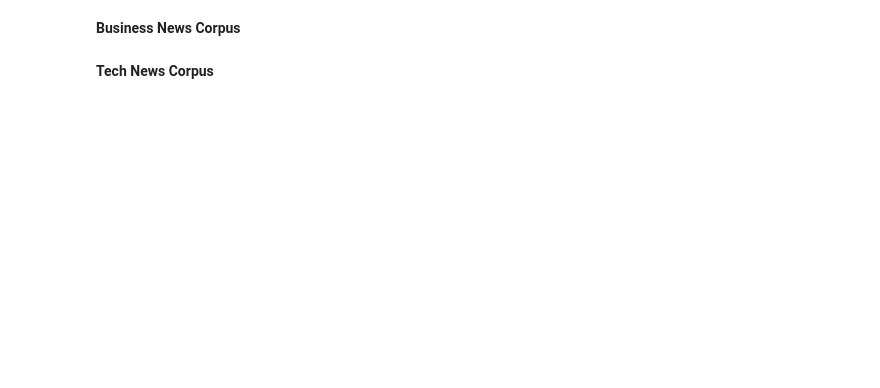
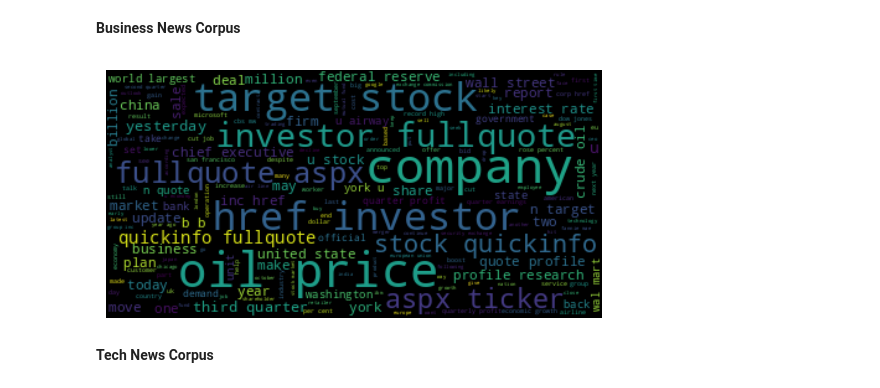
Before and after one commit to Abdul-Wahab-318/News-Topic-Classification, a Jupyter notebook: NLP_Project_Naive_Bayes_.ipynb, the cells around one changed output. Saved outputs shown, nothing was run; the diff lists cells and outputs as text; code cells hidden in the pictures; blank space fills up the shorter version.

```diff
--- a/NLP_Project_Naive_Bayes_.ipynb
+++ b/NLP_Project_Naive_Bayes_.ipynb
@@ -211,2 +211,6 @@ tech_news_corpus = train_cleaned[train_cleaned['class'] == 4]['content'].values
+# %%
+generate_wordcloud(business_news_corpus)
+# %% [output]
+[figure, added]
 # %% [markdown]
 **Tech News Corpus**
```
Also changed, not shown: parts of 11 cells of this notebook.
